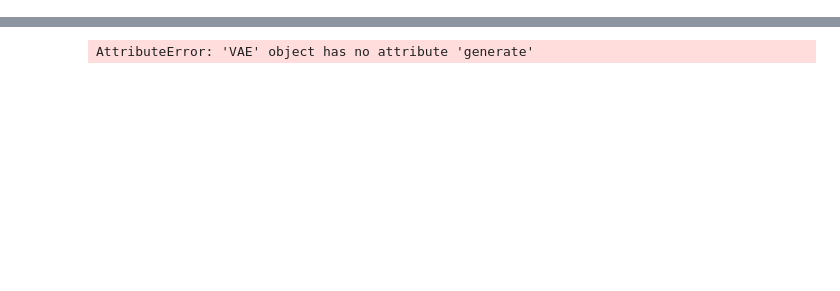
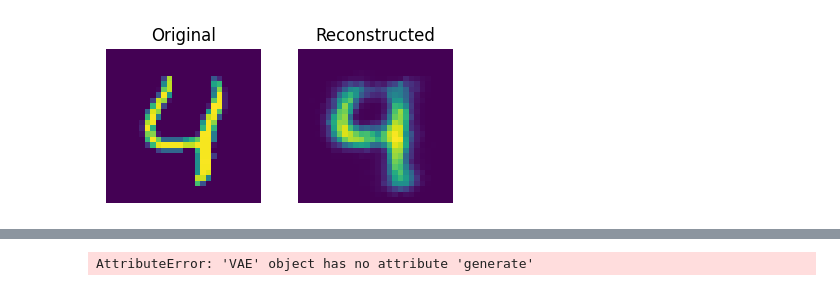
Before and after one commit to cijjas/sia, a Jupyter notebook: tp5/src/vae.ipynb, the cells around one changed output, grey strips where cells are left out. Cells and saved outputs as stored; diff of their text form; code cells hidden in the pictures; blank space fills up the shorter version.

```diff
--- a/tp5/src/vae.ipynb
+++ b/tp5/src/vae.ipynb
@@ -50,20 +156,20 @@ from core.optimizer import Optimizer
 from core.vae import VAE
 
 # Define the encoder and decoder topologies
-latent_dim = 32 # Size of the latent space
-encoder_topology = [784, 256, 128, 2 * latent_dim]
-decoder_topology = [latent_dim, 128, 256, 784]
+latent_dim = 8 # Size of the latent space
+encoder_topology = [28*28, 256, 128, 2 * latent_dim]
+decoder_topology = [latent_dim, 128, 256, 28*28]
 
 
 # Configure separate optimizers for encoder and decoder
 encoder_optimizer = Optimizer(
     method="adam",
-    eta=0.1  # Learning rate
+    eta=0.001  # Learning rate
 )
 
 decoder_optimizer = Optimizer(
     method="adam",
-    eta=0.1  # Learning rate
+    eta=0.001  # Learning rate
 )
 
 # Configure the activation function
@@ -81,12 +187,11 @@ vae = VAE(
     decoder_optimizer=decoder_optimizer
 )
 
-training_data = training_data[:10000]  # Adjust the number of training samples as needed
 # Train the model
 vae.fit(
     training_data=training_data,
     epochs=20,  # Adjust epochs as needed
-    mini_batch_size=32,
+    mini_batch_size=16,
 )
 
 # Select a test sample
@@ -127,4 +222,28 @@ Reconstruction loss: 201.2551644660542, KL divergence: 0.4766948
 KeyboardInterrupt:
+# %%
+test_sample, _ = test_data[4]
+recon_x, _, _, _, _, _, _, _, _ = vae.feedforward(test_sample)
+
+
+# Visualize the original and reconstructed images
+plt.figure(figsize=(4, 2))
+
+# Original image
+plt.subplot(1, 2, 1)
+plt.imshow(test_sample.reshape(28, 28))  # Reshape for CIFAR-10
+plt.title("Original")
+plt.axis("off")
+
+# Reconstructed image
+plt.subplot(1, 2, 2)
+plt.imshow(recon_x.reshape(28, 28))  # Reshape for CIFAR-10
+plt.title("Reconstructed")
+plt.axis("off")
+
+plt.tight_layout()
+plt.show()
+# %% [output]
+[figure, added]
 # %%
 # Usamos un ejemplo del conjunto de test para feedforward
 test_sample, _ = test_data[0]
```
Also changed, not shown: parts of 6 cells of this notebook, 10 other files.
